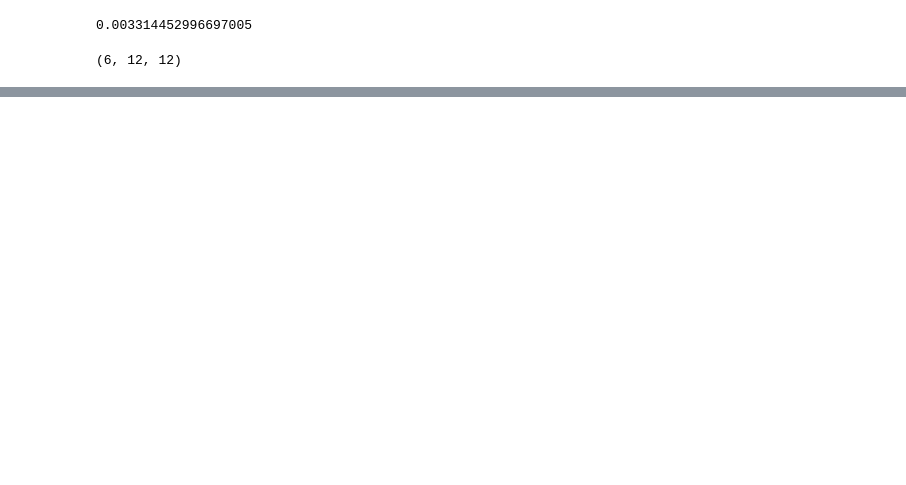
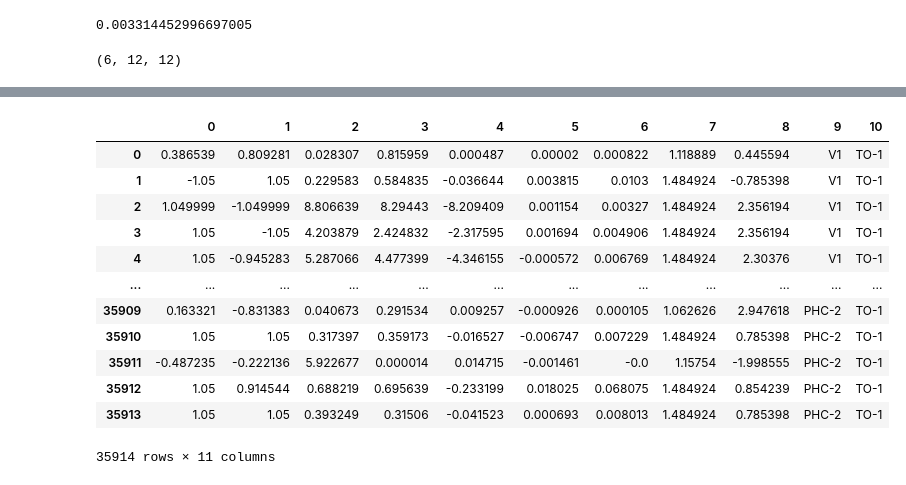
Before and after one commit to StanBgy/Thesis, a Jupyter notebook: src/create_model_bestROI.ipynb, the cells around one changed output, grey strips where cells are left out. Drawn from its saved outputs; the diff is of its cells as text; code cells hidden in the pictures; blank space fills up the shorter version.

```diff
--- a/src/create_model_bestROI.ipynb
+++ b/src/create_model_bestROI.ipynb
@@ -371,3 +371,21 @@ full_results
 | LO-2 | 0.001290 | 0.001810 | 0.002616 | 0.005574 | 0.021383 | 0.032484 | 0.042445 | 0.053951 | 0.008421 | -1.000000 | 0.047990 | ... |
 | TO-1 | 0.002302 | 0.002427 | 0.003420 | 0.007557 | 0.024682 | 0.032622 | 0.042801 | 0.058558 | 0.009557 | 0.019897 | -1.000000 | ... |
 | TO-2 | -0.005048 | -0.003759 | -0.006893 | -0.005261 | -0.000839 | 0.004555 | 0.011002 | 0.015028 | -0.021865 | -0.007156 | 0.013675 | ... |
+# %%
+check = os.path.join(models_dir, 'best_fits_best_roi_wself_subj03_train_bestroi.npy')
+check = np.load(check, allow_pickle=True)
+pd.DataFrame(check)
+# %% [output]
+|  | 0 | 1 | 2 | 3 | 4 | 5 | 6 | 7 | 8 | 9 | 10 |
+| 0 | 0.386539 | 0.809281 | 0.028307 | 0.815959 | 0.000487 | 0.00002 | 0.000822 | 1.118889 | 0.445594 | V1 | TO-1 |
+| 1 | -1.05 | 1.05 | 0.229583 | 0.584835 | -0.036644 | 0.003815 | 0.0103 | 1.484924 | -0.785398 | V1 | TO-1 |
+| 2 | 1.049999 | -1.049999 | 8.806639 | 8.29443 | -8.209409 | 0.001154 | 0.00327 | 1.484924 | 2.356194 | V1 | TO-1 |
+| 3 | 1.05 | -1.05 | 4.203879 | 2.424832 | -2.317595 | 0.001694 | 0.004906 | 1.484924 | 2.356194 | V1 | TO-1 |
+| 4 | 1.05 | -0.945283 | 5.287066 | 4.477399 | -4.346155 | -0.000572 | 0.006769 | 1.484924 | 2.30376 | V1 | TO-1 |
+| ... | ... | ... | ... | ... | ... | ... | ... | ... | ... | ... | ... |
+| 35909 | 0.163321 | -0.831383 | 0.040673 | 0.291534 | 0.009257 | -0.000926 | 0.000105 | 1.062626 | 2.947618 | PHC-2 | TO-1 |
+| 35910 | 1.05 | 1.05 | 0.317397 | 0.359173 | -0.016527 | -0.006747 | 0.007229 | 1.484924 | 0.785398 | PHC-2 | TO-1 |
+| 35911 | -0.487235 | -0.222136 | 5.922677 | 0.000014 | 0.014715 | -0.001461 | -0.0 | 1.15754 | -1.998555 | PHC-2 | TO-1 |
+| 35912 | 1.05 | 0.914544 | 0.688219 | 0.695639 | -0.233199 | 0.018025 | 0.068075 | 1.484924 | 0.854239 | PHC-2 | TO-1 |
+| 35913 | 1.05 | 1.05 | 0.393249 | 0.31506 | -0.041523 | 0.000693 | 0.008013 | 1.484924 | 0.785398 | PHC-2 | TO-1 |
+35914 rows × 11 columns
```
Also changed, not shown: parts of 4 cells of this notebook, 3 other files.
